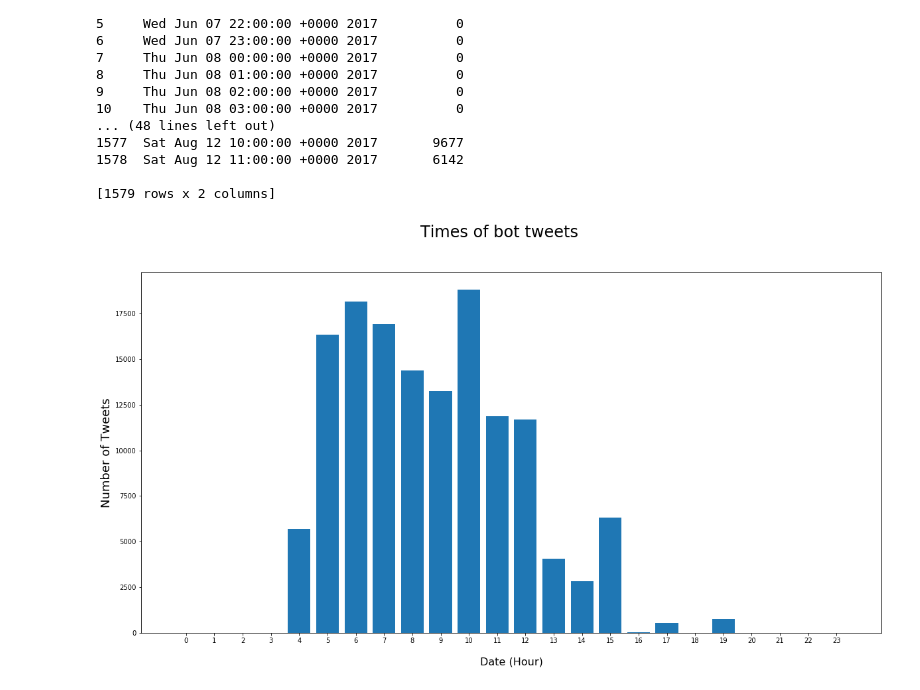
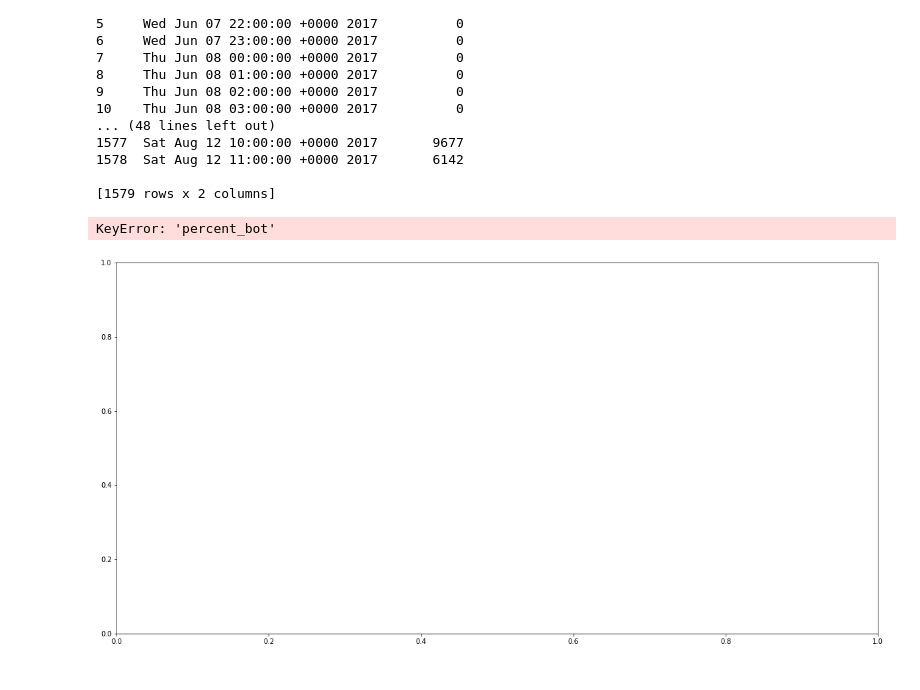
Before and after one commit to clarahalpin/thesis, a Jupyter notebook: twitter_stream/Distribution of Bot Tweets over time.ipynb, the cells around one changed output. Cells and saved outputs as stored; diff of their text form; code cells hidden in the pictures.

```diff
--- a/twitter_stream/Distribution of Bot Tweets over time.ipynb
+++ b/twitter_stream/Distribution of Bot Tweets over time.ipynb
@@ -65,13 +65,15 @@ import numpy as np
 # %%
 fig, ax = plt.subplots(1, 1, figsize=(20, 10))
 x = df['date'].dt.hour
-ax.bar(df['date'].dt.hour, df["doc_count"])
-plt.xticks(np.arange(min(x)+1, max(x)+1, 1.0))
+p1 = ax.bar(df['date'].dt.hour, df["percent_bot"])
+p2 = ax.bar(df['date'].dt.hour, df["percent_human"])
+plt.xticks(np.arange(min(x), max(x)+1, 1.0))
 plt.xlabel('Date (Hour)', fontsize = 16, labelpad=20)
 plt.ylabel('Number of Tweets', fontsize='18')
 plt.suptitle('Times of bot tweets', fontsize='24')
 
 
 plt.show()
 # %% [output]
+KeyError: 'percent_bot'
-[figure, old version]
+[figure, new version]
```
Also changed, not shown: parts of 6 cells of this notebook, 2 other files.
